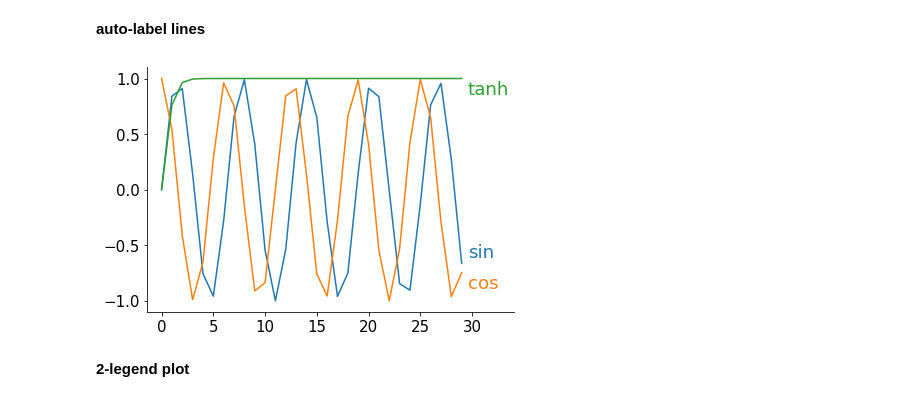
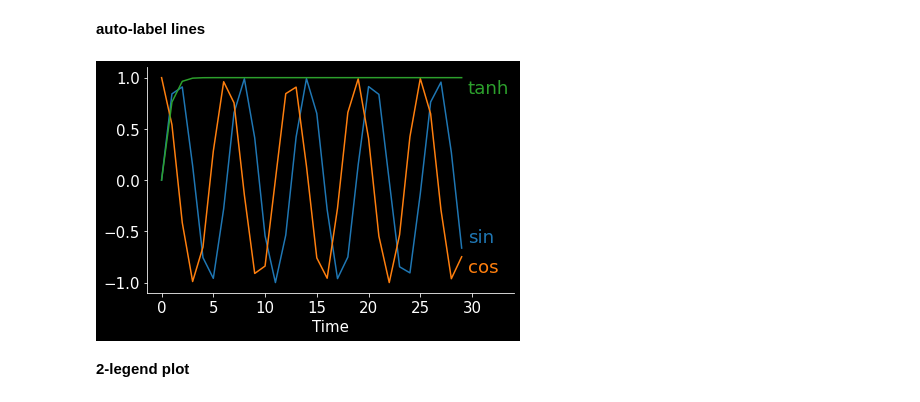
Before and after one commit to csinva/data-viz-utils, a Jupyter notebook: notebooks/examples.ipynb, the cells around one changed output. Saved outputs shown, nothing was run; the diff lists cells and outputs as text; code cells hidden in the pictures.

Commit message:
add dark plots

```diff
--- a/notebooks/examples.ipynb
+++ b/notebooks/examples.ipynb
@@ -59,17 +58,27 @@ plt.savefig(oj(out_dir, 'plot_joint_grouped.png'), dpi=300)
 # %%
 x = np.arange(30)
 y1 = np.sin(x)
 y2 = np.cos(x)
 y3 = np.tanh(x)
 plt.plot(x, y1, label='sin')
 plt.plot(x, y2, label='cos')
 plt.plot(x, y3, label='tanh')
+plt.xlabel('Time')
 
+# original legend
+plt.legend()
+plt.savefig(oj(out_dir, 'plot_labeled_lines_orig.png'), dpi=300)
+plt.gca().get_legend().remove()
+
+# dvu line legend
 dvu.line_legend(fontsize=18.2, adjust_text_labels=True, extra_spacing=0.15)
+plt.savefig(oj(out_dir, 'plot_labeled_lines.png'), dpi=300)
 
-plt.savefig(oj(out_dir, 'plot_labeled_lines.png'), dpi=300)
+# dark mode legend
+dvu.invert_plot()
+plt.savefig(oj(out_dir, 'plot_labeled_lines_dark.png'), dpi=300)
 # %% [output]
-[figure, old version]
+[figure, new version]
 # %% [markdown]
 **2-legend plot**
 # %%
```
Also changed, not shown: parts of 1 cell of this notebook, 8 other files.
